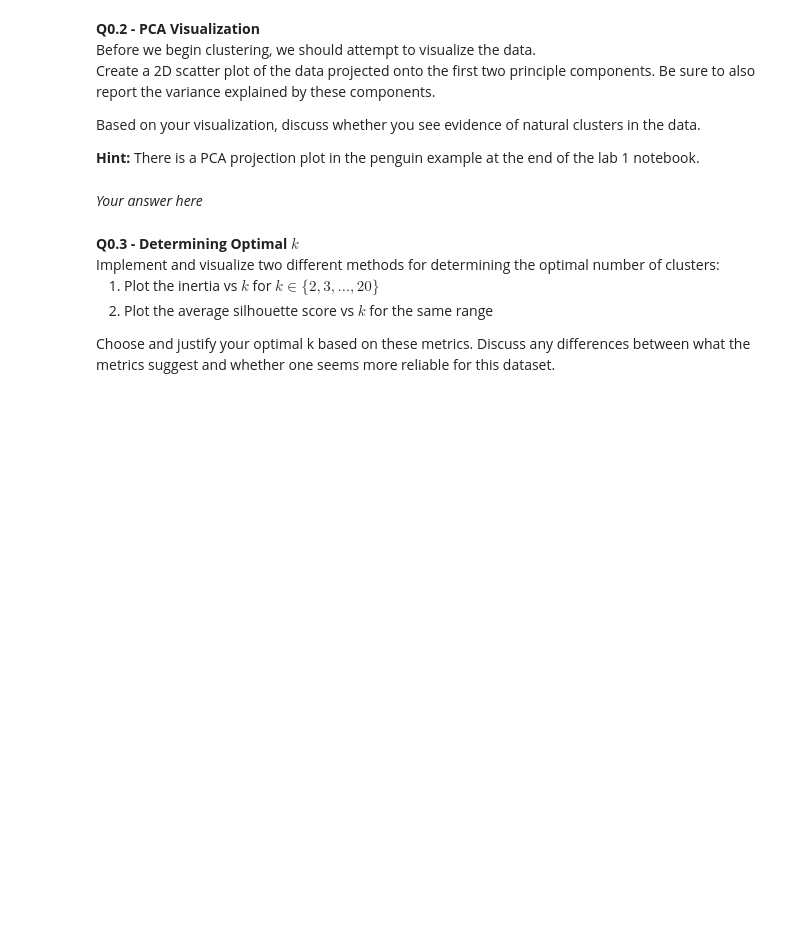
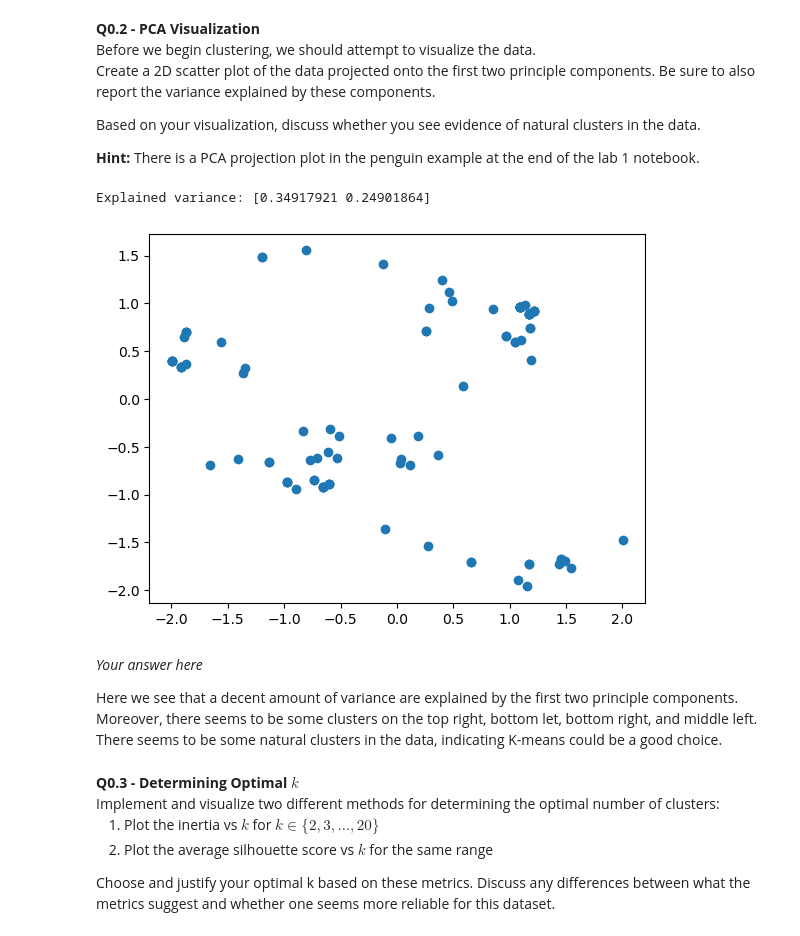
Before and after one commit to Bright-L01/CS-109B-2025, a Jupyter notebook: cs1090b_hw1/cs1090b_hw1.ipynb, the cells around one changed output. Cells and saved outputs as stored; diff of their text form; code cells hidden in the pictures; blank space fills up the shorter version.

Commit message:
Finished first draft

```diff
--- a/cs1090b_hw1/cs1090b_hw1.ipynb
+++ b/cs1090b_hw1/cs1090b_hw1.ipynb
@@ -68,3 +66,7 @@ Load the data into a Pandas DataFrame and inspect the features. You will need to
 **Note:** You must justify your preprocessing decisions based on the nature of the features and your clustering objectives. This also applies to *negative* decisions (e.g., choices to *not* perform a generally standard type of preprocessing).
 # %%
 # your code here
+
+df = pd.read_csv('data/zoo.csv')
+
+df.head()
@@ -71,2 +80,13 @@ Load the data into a Pandas DataFrame and inspect the features. You will need to
+# %%
+from sklearn.preprocessing import StandardScaler
+
+df_copy = df.copy()
+
+df_cleaned = df_copy.drop(columns=['animal_name', 'class_type'])
+
+scaler = StandardScaler()
+df_cleaned['legs'] = scaler.fit_transform(df_cleaned[['legs']])
+
+X = df_cleaned.values
 # %% [markdown]
 *Your answer here*
@@ -83,8 +105,24 @@ Based on your visualization, discuss whether you see evidence of natural cluster
 **Hint:** There is a PCA projection plot in the penguin example at the end of the lab 1 notebook.
 # %%
 # your code here
+from sklearn.decomposition import PCA
+
+pca = PCA(n_components=2)
+X_pca = pca.fit_transform(X)
+
+explained_variance = pca.explained_variance_ratio_
+
+plt.scatter(X_pca[:, 0], X_pca[:, 1])
+
+print(f'Explained variance: {explained_variance}')
+# %% [output]
+Explained variance: [0.34917921 0.24901864]
+[figure, added]
 # %% [markdown]
 *Your answer here*
+
+
+Here we see that a decent amount of variance are explained by the first two principle components. Moreover, there seems to be some clusters on the top right, bottom let, bottom right, and middle left. There seems to be some natural clusters in the data, indicating K-means could be a good choice.
 # %% [markdown]
 <!-- BEGIN QUESTION -->
 <div class='exercise'><b>Q0.3 - Determining Optimal $k$</b></div>
```
Also changed, not shown: parts of 38 cells of this notebook.
